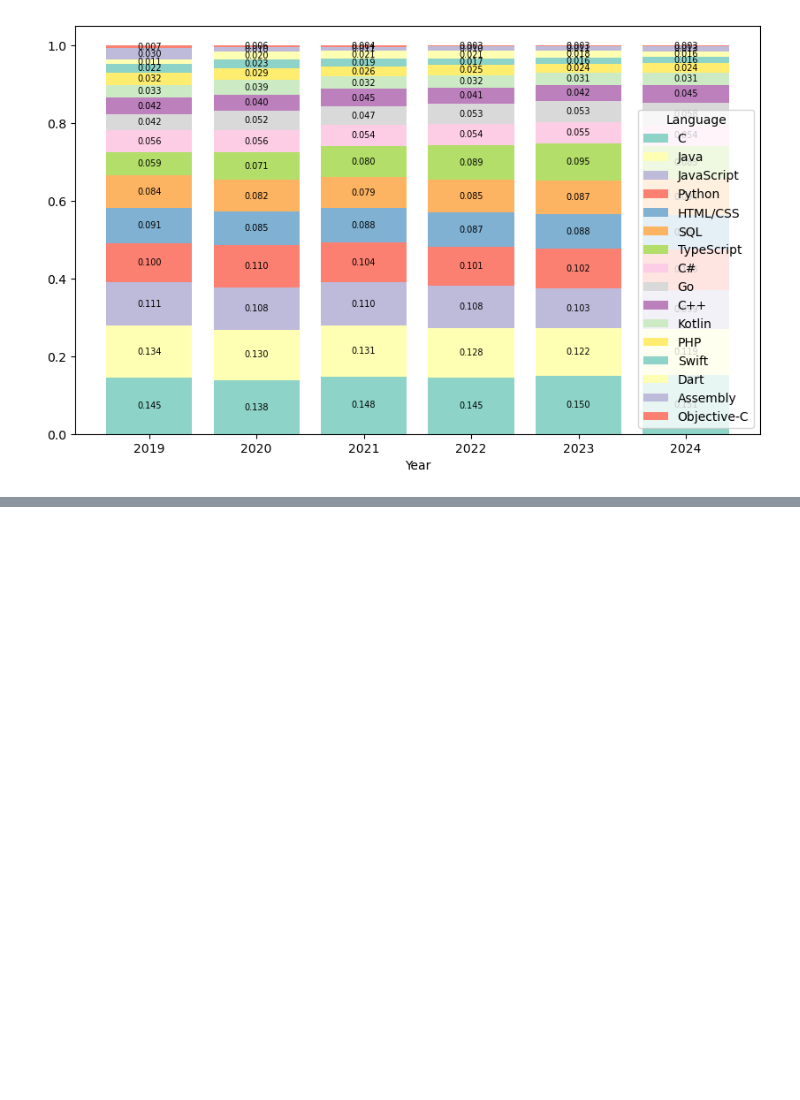
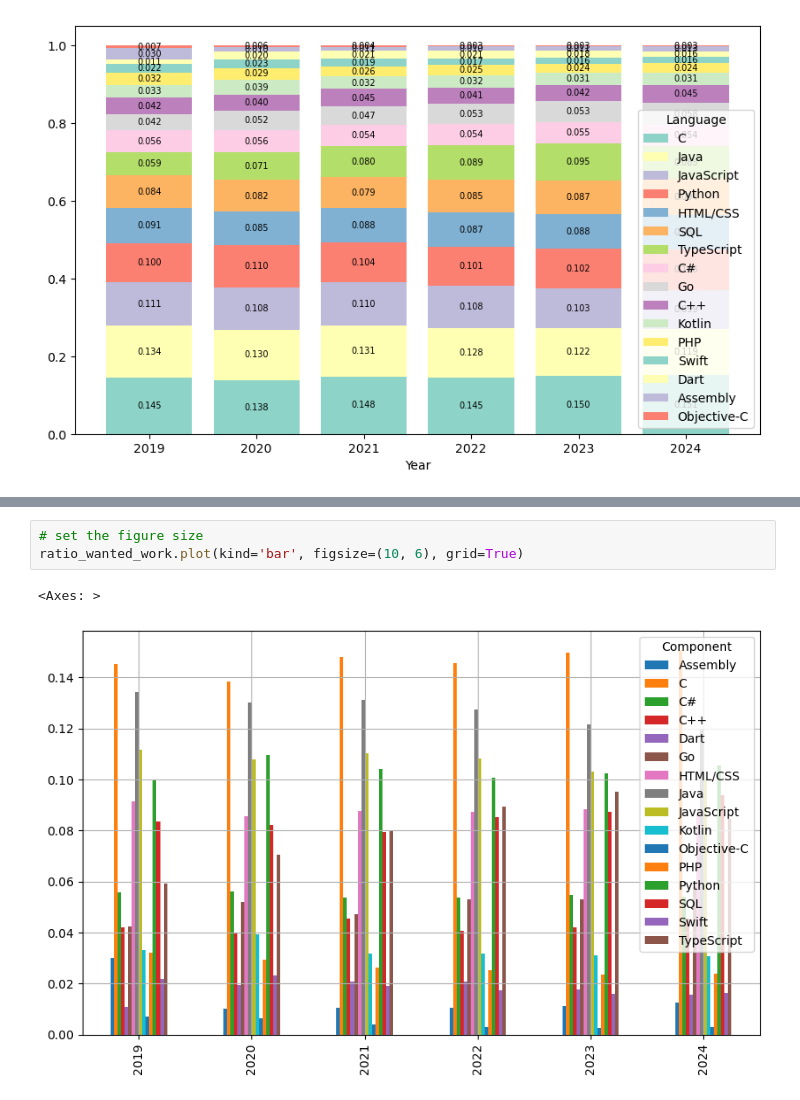
Before and after one commit to AlbertFlatscher/Stackoverflow_Survey_over_Time, a Jupyter notebook: Shifts_in_Programming_Preferences_from_2019_to_2024.ipynb, the cells around one changed output, grey strips where cells are left out. Drawn from its saved outputs; the diff is of its cells as text; blank space fills up the shorter version.

```diff
--- a/Shifts_in_Programming_Preferences_from_2019_to_2024.ipynb
+++ b/Shifts_in_Programming_Preferences_from_2019_to_2024.ipynb
@@ -376,0 +430,6 @@ plot_stacked_bar(ratio_wanted_work, True)
+# %%
+# set the figure size
+ratio_wanted_work.plot(kind='bar', figsize=(10, 6), grid=True)
+# %% [output]
+<Axes: >
+[figure, added]
```
Also changed, not shown: parts of 11 cells of this notebook.
